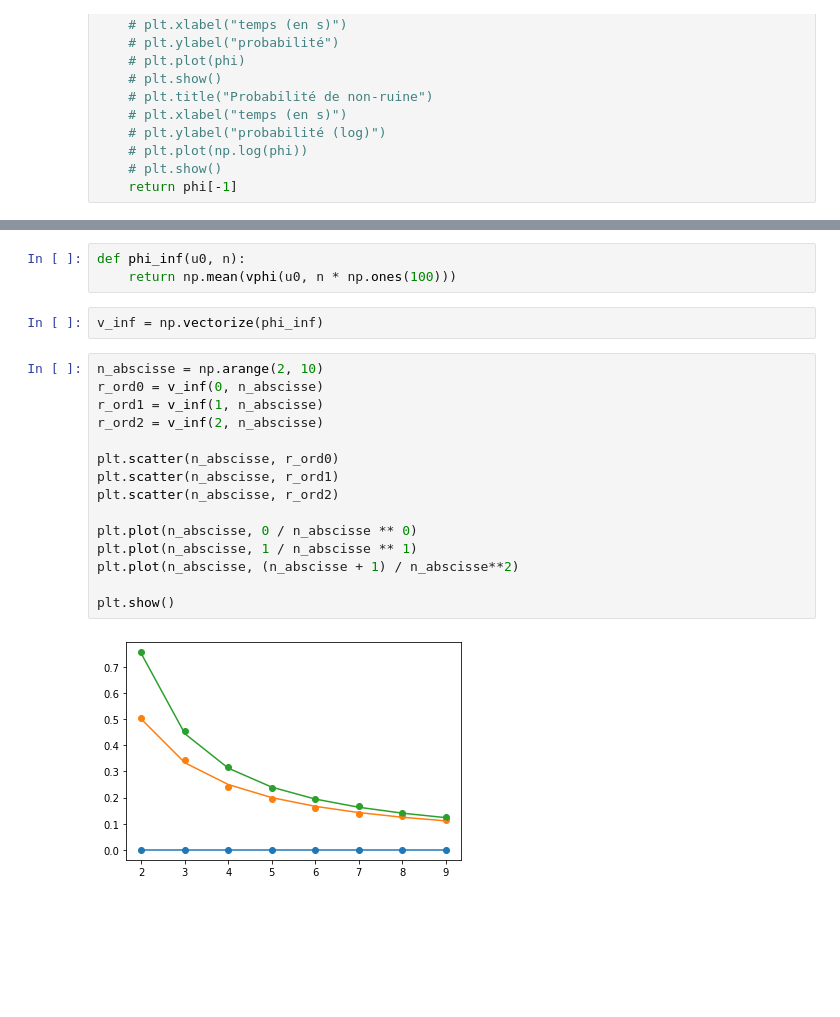
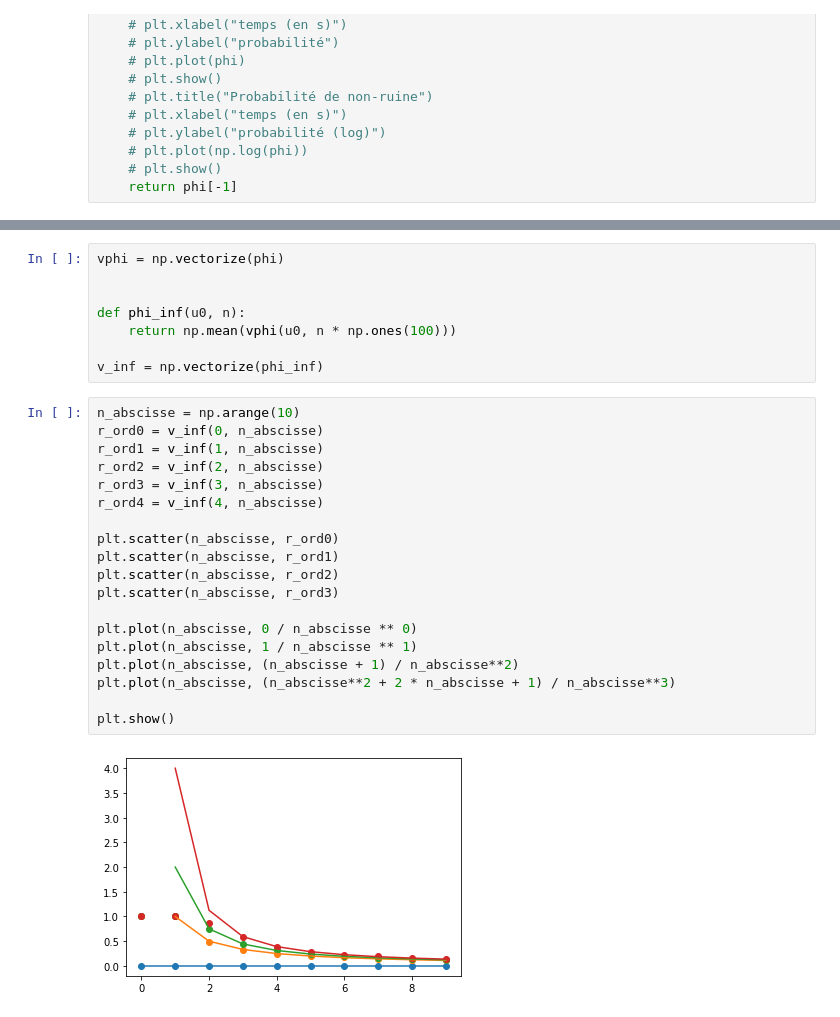
Before and after one commit to jeanHeibig/casinoRoulette, a Jupyter notebook: p_ruine/n2.ipynb, the cells around one changed output, grey strips where cells are left out. Saved outputs shown, nothing was run; the diff lists cells and outputs as text; blank space fills up the shorter version.

```diff
--- a/p_ruine/n2.ipynb
+++ b/p_ruine/n2.ipynb
@@ -95,22 +36,29 @@ plt.show()
 # %%
+vphi = np.vectorize(phi)
+
+
 def phi_inf(u0, n):
     return np.mean(vphi(u0, n * np.ones(100)))
+
+v_inf = np.vectorize(phi_inf)
-# %%
-v_inf = np.vectorize(phi_inf)
 # %%
-n_abscisse = np.arange(2, 10)
+n_abscisse = np.arange(10)
 r_ord0 = v_inf(0, n_abscisse)
 r_ord1 = v_inf(1, n_abscisse)
 r_ord2 = v_inf(2, n_abscisse)
+r_ord3 = v_inf(3, n_abscisse)
+r_ord4 = v_inf(4, n_abscisse)
 
 plt.scatter(n_abscisse, r_ord0)
 plt.scatter(n_abscisse, r_ord1)
 plt.scatter(n_abscisse, r_ord2)
+plt.scatter(n_abscisse, r_ord3)
 
 plt.plot(n_abscisse, 0 / n_abscisse ** 0)
 plt.plot(n_abscisse, 1 / n_abscisse ** 1)
 plt.plot(n_abscisse, (n_abscisse + 1) / n_abscisse**2)
+plt.plot(n_abscisse, (n_abscisse**2 + 2 * n_abscisse + 1) / n_abscisse**3)
 
 plt.show()
 # %% [output]
-[figure, old version]
+[figure, new version]
```
Also changed, not shown: parts of 10 cells of this notebook.
